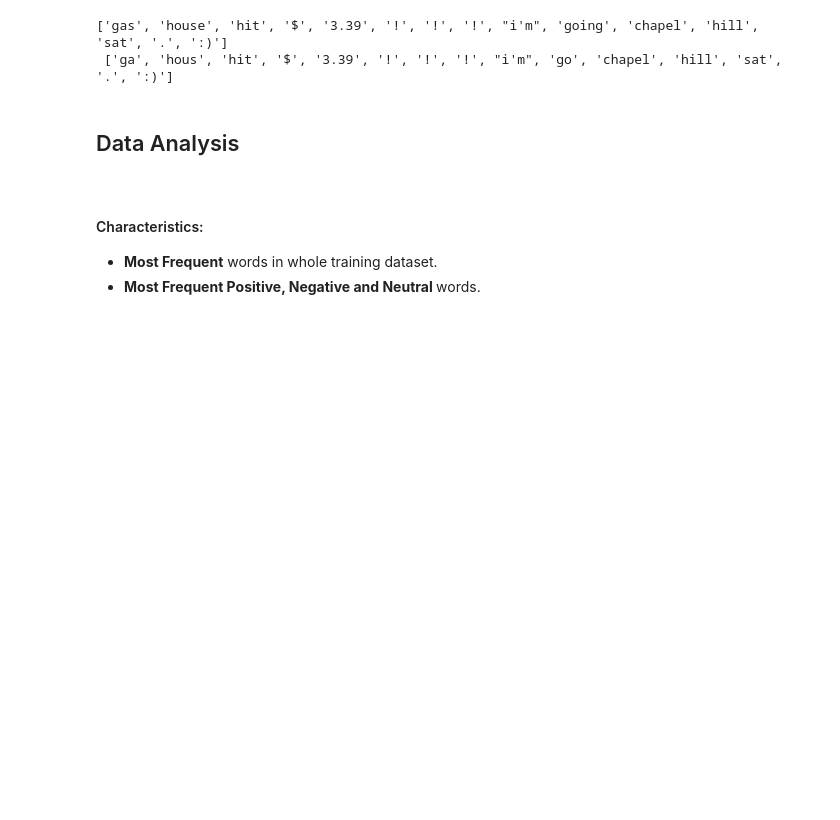
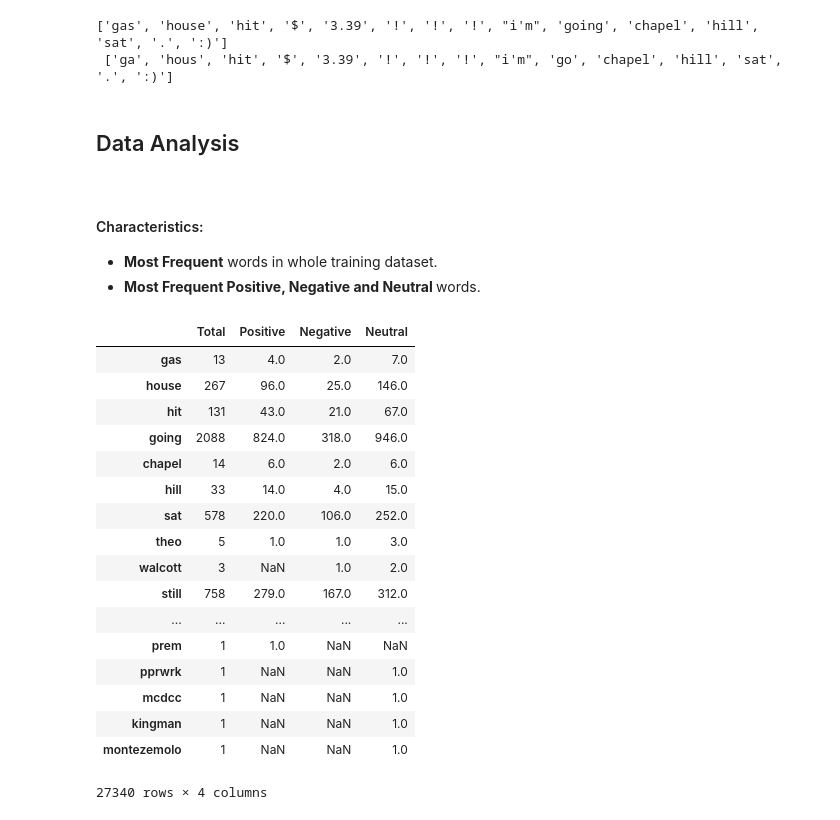
Before and after one commit to Fanarosss/Sentiment-Analysis-on-Tweets, a Jupyter notebook: Project1.ipynb, the cells around one changed output. Saved outputs shown, nothing was run; the diff lists cells and outputs as text; code cells hidden in the pictures; blank space fills up the shorter version.

```diff
--- a/Project1.ipynb
+++ b/Project1.ipynb
@@ -83,3 +86,47 @@ print(tweets[0], "\n", stemmed[0])
     <li><b>Most Frequent</b> words in whole training dataset.
     <li><b>Most Frequent Positive, Negative and Neutral </b> words.
 <ul>
+# %%
+# %%capture
+from collections import Counter
+total_counter=Counter()
+positive_counter = Counter()
+negative_counter = Counter()
+neutral_counter = Counter()
+j=0
+for i in tweets[0:]:
+    total_counter.update(i)
+    if(values[j] == "positive"):
+        positive_counter.update(i)
+    if(values[j] == "negative"):
+        negative_counter.update(i)
+    if(values[j] == "neutral"):
+        neutral_counter.update(i)
+    j+=1
+dict(total_counter)
+dict(positive_counter)
+dict(negative_counter)
+dict(neutral_counter)
+
+data = {'Total': total_counter, 'Positive': positive_counter, 'Negative': negative_counter, 'Neutral': neutral_counter}
+fp = DataFrame(data, index =total_counter.keys(), columns =['Total','Positive','Negative', 'Neutral'])
+fp
+# %% [output]
+|  | Total | Positive | Negative | Neutral |
+| gas | 13 | 4.0 | 2.0 | 7.0 |
+| house | 267 | 96.0 | 25.0 | 146.0 |
+| hit | 131 | 43.0 | 21.0 | 67.0 |
+| going | 2088 | 824.0 | 318.0 | 946.0 |
+| chapel | 14 | 6.0 | 2.0 | 6.0 |
+| hill | 33 | 14.0 | 4.0 | 15.0 |
+| sat | 578 | 220.0 | 106.0 | 252.0 |
+| theo | 5 | 1.0 | 1.0 | 3.0 |
+| walcott | 3 | NaN | 1.0 | 2.0 |
+| still | 758 | 279.0 | 167.0 | 312.0 |
+| ... | ... | ... | ... | ... |
+| prem | 1 | 1.0 | NaN | NaN |
+| pprwrk | 1 | NaN | NaN | 1.0 |
+| mcdcc | 1 | NaN | NaN | 1.0 |
+| kingman | 1 | NaN | NaN | 1.0 |
+| montezemolo | 1 | NaN | NaN | 1.0 |
+27340 rows × 4 columns
```
Also changed, not shown: parts of 5 cells of this notebook.
